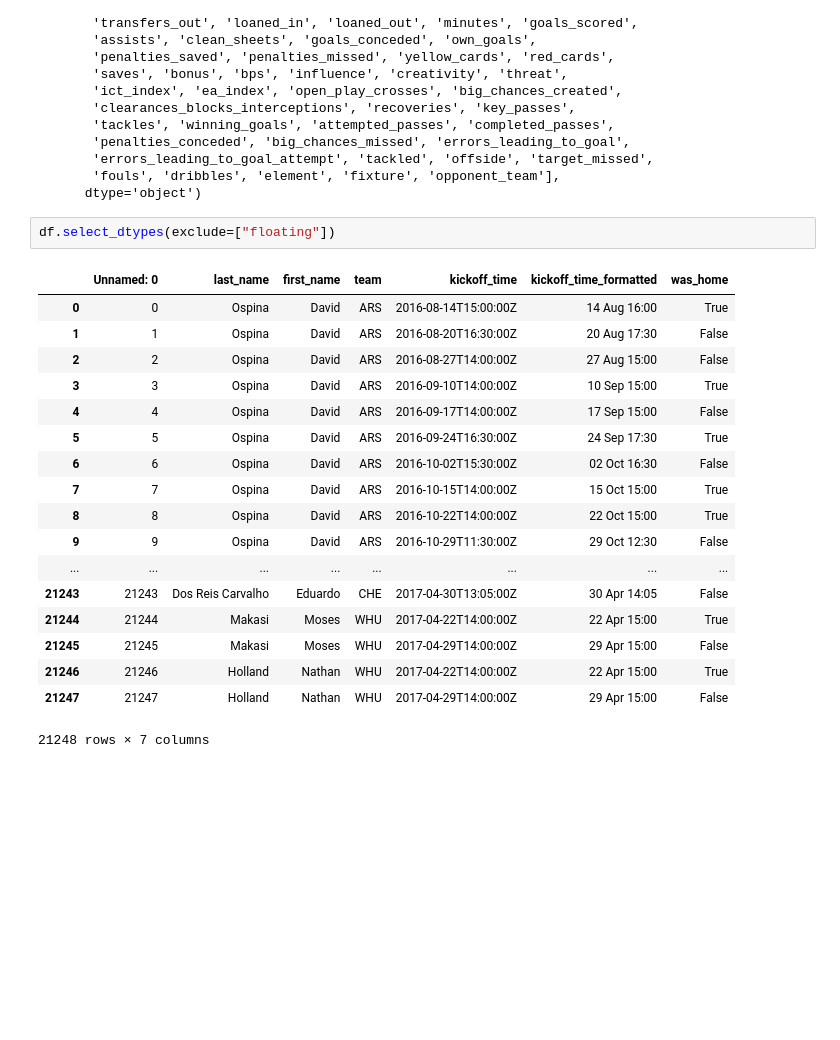
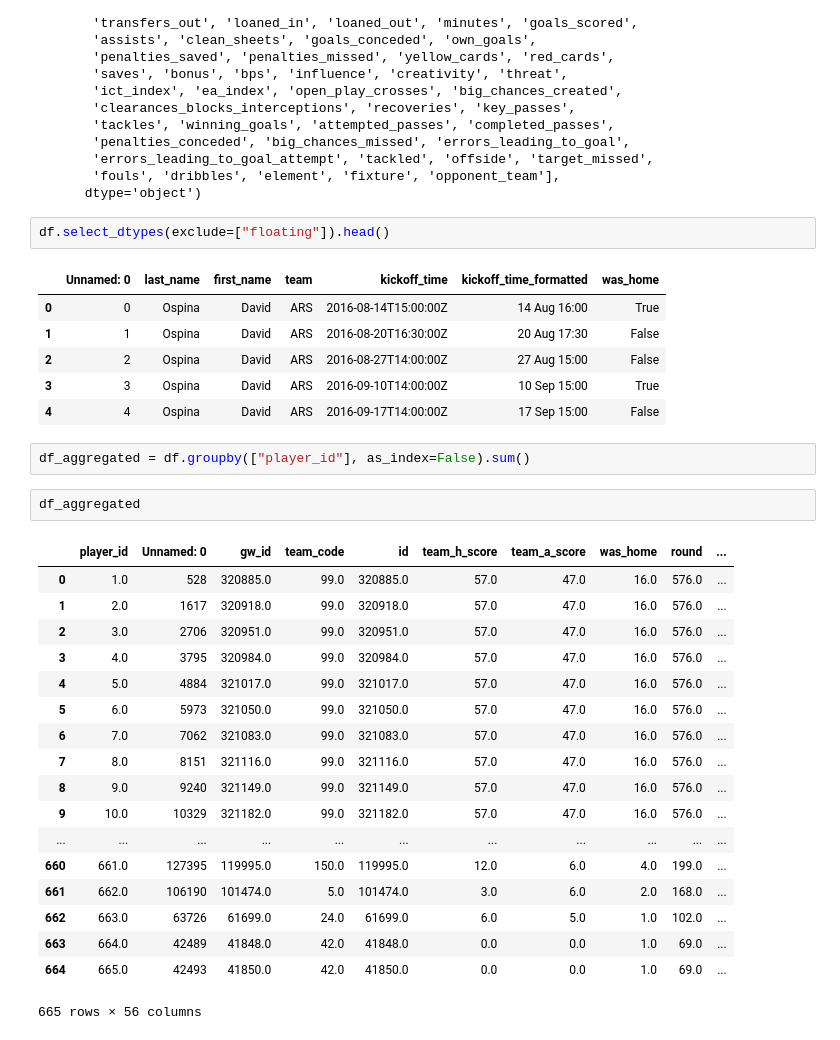
Before and after one commit to michaelcapizzi/FPL, a Jupyter notebook: Examine_Data.ipynb, the cells around one changed output. Drawn from its saved outputs; the diff is of its cells as text; blank space fills up the shorter version.

```diff
--- a/Examine_Data.ipynb
+++ b/Examine_Data.ipynb
@@ -36,23 +36,34 @@ Index(['Unnamed: 0', 'gw_id', 'player_id', 'last_name', 'first_name', 'team',
        'fouls', 'dribbles', 'element', 'fixture', 'opponent_team'],
       dtype='object')
 # %%
-df.select_dtypes(exclude=["floating"])
+df.select_dtypes(exclude=["floating"]).head()
 # %% [output]
 |  | Unnamed: 0 | last_name | first_name | team | kickoff_time | kickoff_time_formatted | was_home |
 | 0 | 0 | Ospina | David | ARS | 2016-08-14T15:00:00Z | 14 Aug 16:00 | True |
 | 1 | 1 | Ospina | David | ARS | 2016-08-20T16:30:00Z | 20 Aug 17:30 | False |
 | 2 | 2 | Ospina | David | ARS | 2016-08-27T14:00:00Z | 27 Aug 15:00 | False |
 | 3 | 3 | Ospina | David | ARS | 2016-09-10T14:00:00Z | 10 Sep 15:00 | True |
 | 4 | 4 | Ospina | David | ARS | 2016-09-17T14:00:00Z | 17 Sep 15:00 | False |
-| 5 | 5 | Ospina | David | ARS | 2016-09-24T16:30:00Z | 24 Sep 17:30 | True |
-| 6 | 6 | Ospina | David | ARS | 2016-10-02T15:30:00Z | 02 Oct 16:30 | False |
-| 7 | 7 | Ospina | David | ARS | 2016-10-15T14:00:00Z | 15 Oct 15:00 | True |
-| 8 | 8 | Ospina | David | ARS | 2016-10-22T14:00:00Z | 22 Oct 15:00 | True |
-| 9 | 9 | Ospina | David | ARS | 2016-10-29T11:30:00Z | 29 Oct 12:30 | False |
-| ... | ... | ... | ... | ... | ... | ... | ... |
-| 21243 | 21243 | Dos Reis Carvalho | Eduardo | CHE | 2017-04-30T13:05:00Z | 30 Apr 14:05 | False |
-| 21244 | 21244 | Makasi | Moses | WHU | 2017-04-22T14:00:00Z | 22 Apr 15:00 | True |
-| 21245 | 21245 | Makasi | Moses | WHU | 2017-04-29T14:00:00Z | 29 Apr 15:00 | False |
-| 21246 | 21246 | Holland | Nathan | WHU | 2017-04-22T14:00:00Z | 22 Apr 15:00 | True |
-| 21247 | 21247 | Holland | Nathan | WHU | 2017-04-29T14:00:00Z | 29 Apr 15:00 | False |
-21248 rows × 7 columns
+# %%
+df_aggregated = df.groupby(["player_id"], as_index=False).sum()
+# %%
+df_aggregated
+# %% [output]
+|  | player_id | Unnamed: 0 | gw_id | team_code | id | team_h_score | team_a_score | was_home | round | ... |
+| 0 | 1.0 | 528 | 320885.0 | 99.0 | 320885.0 | 57.0 | 47.0 | 16.0 | 576.0 | ... |
+| 1 | 2.0 | 1617 | 320918.0 | 99.0 | 320918.0 | 57.0 | 47.0 | 16.0 | 576.0 | ... |
+| 2 | 3.0 | 2706 | 320951.0 | 99.0 | 320951.0 | 57.0 | 47.0 | 16.0 | 576.0 | ... |
+| 3 | 4.0 | 3795 | 320984.0 | 99.0 | 320984.0 | 57.0 | 47.0 | 16.0 | 576.0 | ... |
+| 4 | 5.0 | 4884 | 321017.0 | 99.0 | 321017.0 | 57.0 | 47.0 | 16.0 | 576.0 | ... |
+| 5 | 6.0 | 5973 | 321050.0 | 99.0 | 321050.0 | 57.0 | 47.0 | 16.0 | 576.0 | ... |
+| 6 | 7.0 | 7062 | 321083.0 | 99.0 | 321083.0 | 57.0 | 47.0 | 16.0 | 576.0 | ... |
+| 7 | 8.0 | 8151 | 321116.0 | 99.0 | 321116.0 | 57.0 | 47.0 | 16.0 | 576.0 | ... |
+| 8 | 9.0 | 9240 | 321149.0 | 99.0 | 321149.0 | 57.0 | 47.0 | 16.0 | 576.0 | ... |
+| 9 | 10.0 | 10329 | 321182.0 | 99.0 | 321182.0 | 57.0 | 47.0 | 16.0 | 576.0 | ... |
+| ... | ... | ... | ... | ... | ... | ... | ... | ... | ... | ... |
+| 660 | 661.0 | 127395 | 119995.0 | 150.0 | 119995.0 | 12.0 | 6.0 | 4.0 | 199.0 | ... |
+| 661 | 662.0 | 106190 | 101474.0 | 5.0 | 101474.0 | 3.0 | 6.0 | 2.0 | 168.0 | ... |
+| 662 | 663.0 | 63726 | 61699.0 | 24.0 | 61699.0 | 6.0 | 5.0 | 1.0 | 102.0 | ... |
+| 663 | 664.0 | 42489 | 41848.0 | 42.0 | 41848.0 | 0.0 | 0.0 | 1.0 | 69.0 | ... |
+| 664 | 665.0 | 42493 | 41850.0 | 42.0 | 41850.0 | 0.0 | 0.0 | 1.0 | 69.0 | ... |
+665 rows × 56 columns
```
Also changed, not shown: 3 other files.
